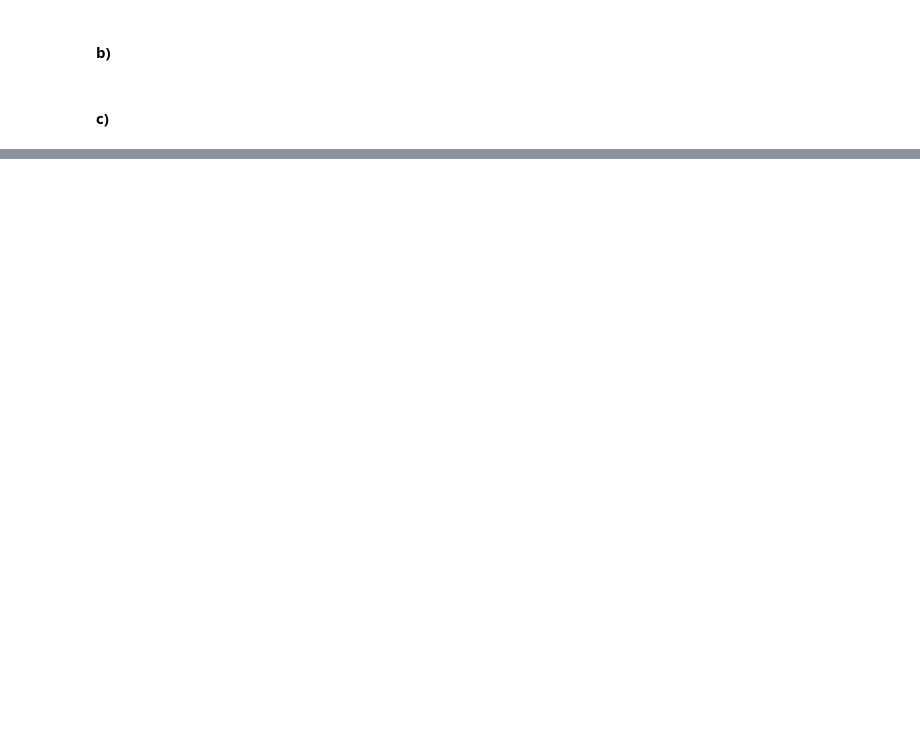
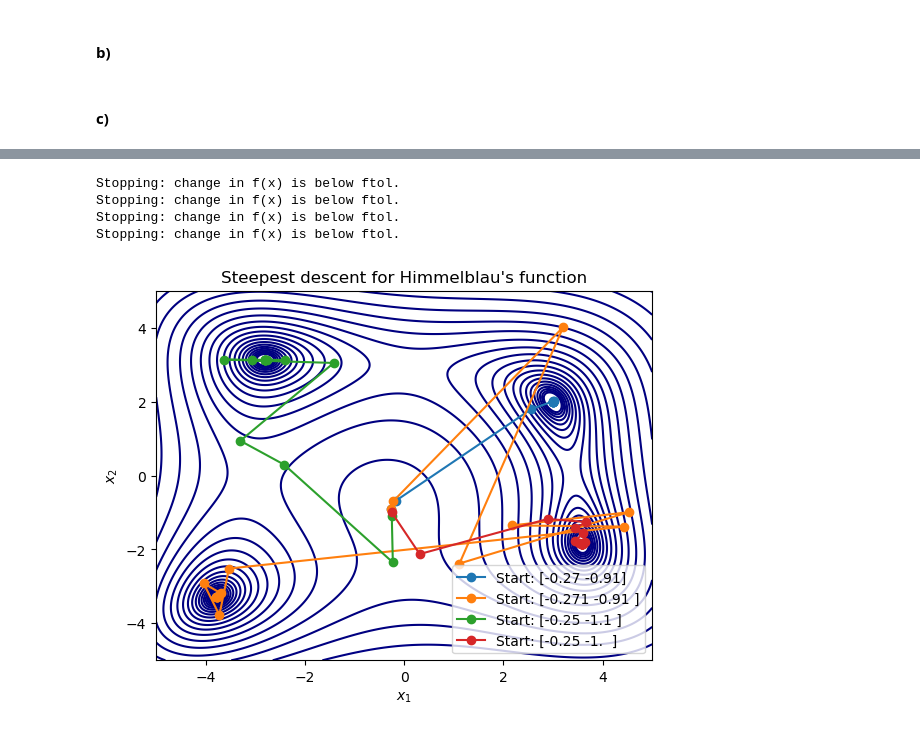
Before and after one commit to hannaroed/nummat-ovinger, a Jupyter notebook: Exercise-4.ipynb, the cells around one changed output, grey strips where cells are left out. Saved outputs shown, nothing was run; the diff lists cells and outputs as text; code cells hidden in the pictures; blank space fills up the shorter version.

```diff
--- a/Exercise-4.ipynb
+++ b/Exercise-4.ipynb
@@ -346,0 +434,43 @@ Execution time: 0.11130058399999143 seconds
+# %%
+# Himmelblau's function
+def himmelblau(x):
+    x1, x2 = x
+    return (x1**2 + x2 - 11)**2 + (x1 + x2**2 - 7)**2
+
+# Gradient of Himmelblau's function
+def grad_himmelblau(x):
+    x1, x2 = x
+    df_dx1 = 4 * x1 * (x1**2 + x2 - 11) + 2 * (x1 + x2**2 - 7)
+    df_dx2 = 2 * (x1**2 + x2 - 11) + 4 * x2 * (x1 + x2**2 - 7)
+    return np.array([df_dx1, df_dx2])
+
+# Starting points
+start_points = [np.array([-0.27, -0.91]), np.array([-0.271, -0.91]),
+                np.array([-0.25, -1.1]), np.array([-0.25, -1])]
+
+# Grid for contour plot
+x1_vals = np.linspace(-5, 5, 400)
+x2_vals = np.linspace(-5, 5, 400)
+X1, X2 = np.meshgrid(x1_vals, x2_vals)
+Z = himmelblau([X1, X2])
+
+# Plot contour of Himmelblau's function
+plt.contour(X1, X2, Z, levels=np.logspace(0, 5, 35), cmap='jet')
+
+# Perform steepest descent for each starting point (plot the iterates)
+for x0 in start_points:
+    iterates = steepest_descent(himmelblau, grad_himmelblau, x0, a0=1, c=0.5, s=1e-2, xtol=1e-6, ftol=1e-6, maxiter=100)
+    iterates = np.array(iterates)
+    plt.plot(iterates[:, 0], iterates[:, 1], marker='o', label=f'Start: {x0}')
+
+plt.title("Steepest descent for Himmelblau's function")
+plt.xlabel(r'$x_1$')
+plt.ylabel(r'$x_2$')
+plt.legend()
+plt.show()
+# %% [output]
+Stopping: change in f(x) is below ftol.
+Stopping: change in f(x) is below ftol.
+Stopping: change in f(x) is below ftol.
+Stopping: change in f(x) is below ftol.
+[figure, added]
```
Also changed, not shown: parts of 15 cells of this notebook.
